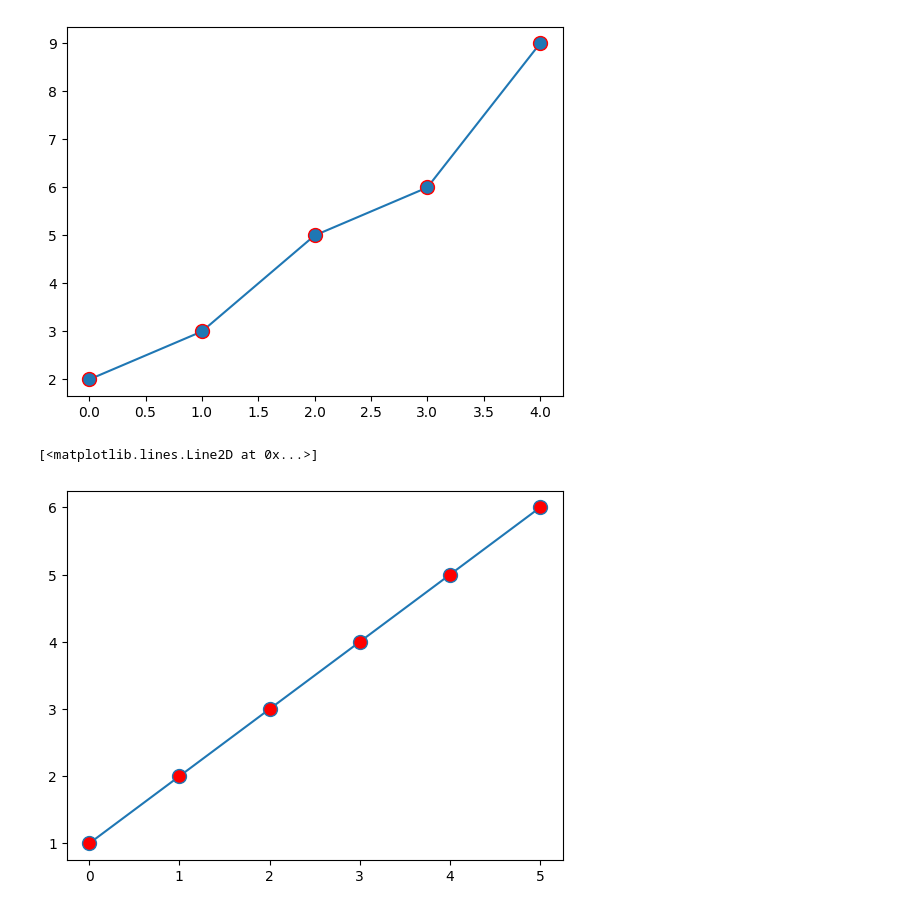
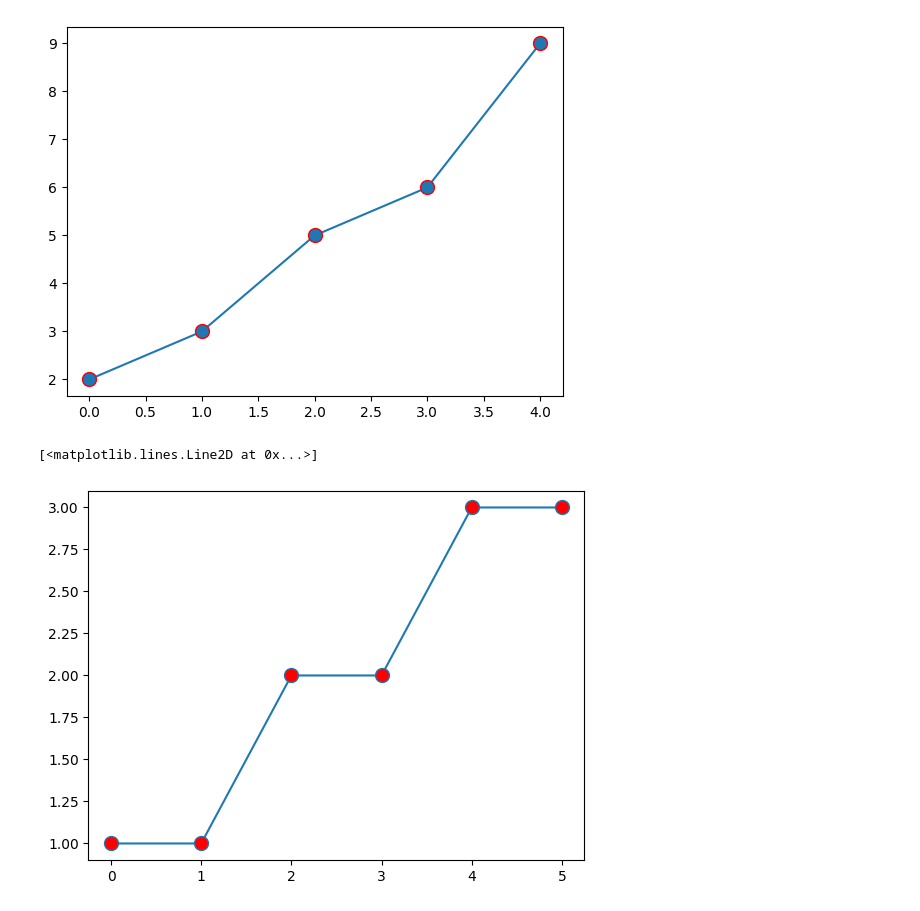
Before and after one commit to nexiqo/Machine-learning-challenge-in-100-days, a Jupyter notebook: mlday1.ipynb, the cells around one changed output. Cells and saved outputs as stored; diff of their text form; code cells hidden in the pictures.

```diff
--- a/mlday1.ipynb
+++ b/mlday1.ipynb
@@ -53,8 +53,8 @@ plt.plot(ypoints,marker='o',mec='r',ms=10)#mec=border colour of marker
 [figure]
 # %%
 import matplotlib.pyplot as plt
-ypoints=[1,2,3,4,5,6]
+ypoints=[1,1,2,2,3,3]
 plt.plot(ypoints,marker='o',mfc='r',ms=10)
 # %% [output]
 [<matplotlib.lines.Line2D at 0x...>]
-[figure, old version]
+[figure, new version]
```
Also changed, not shown: parts of 3 cells of this notebook.
